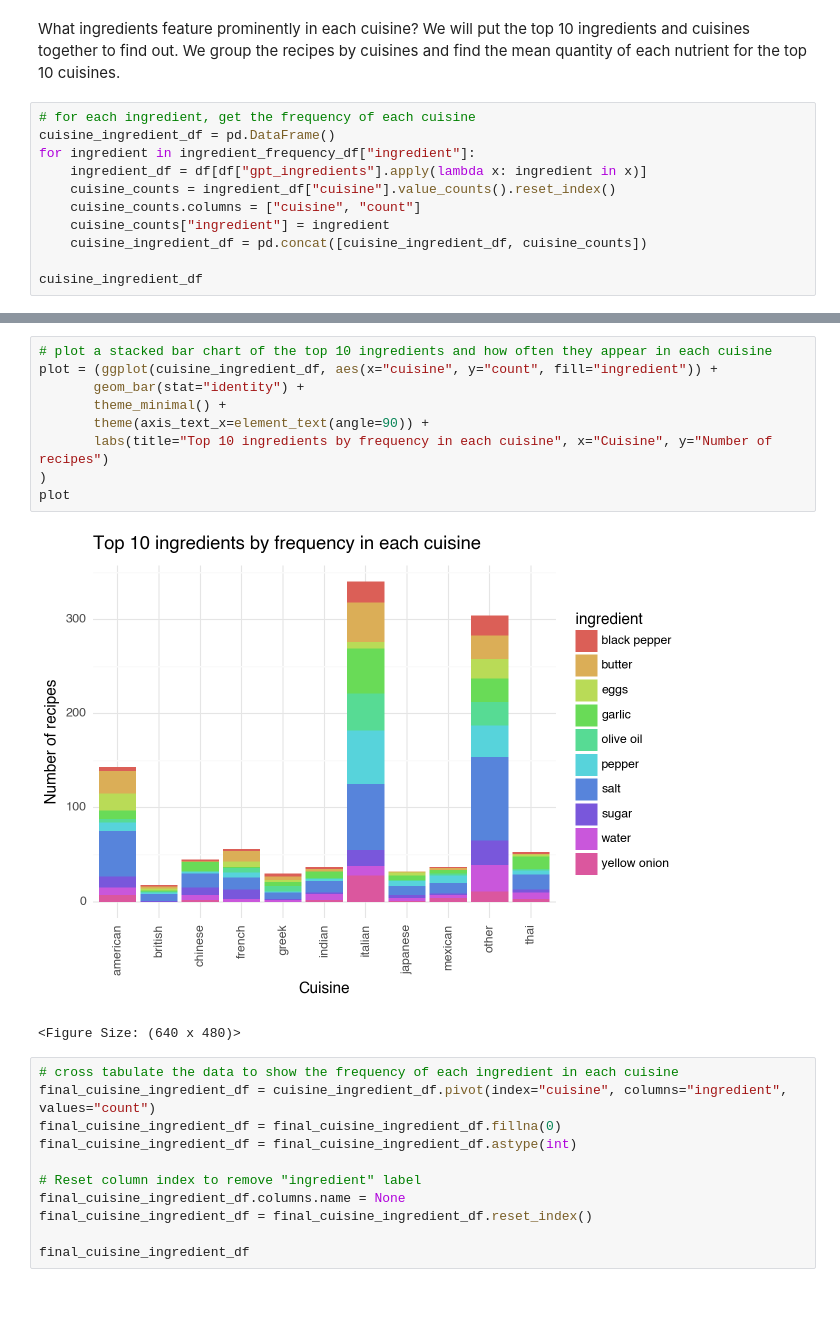
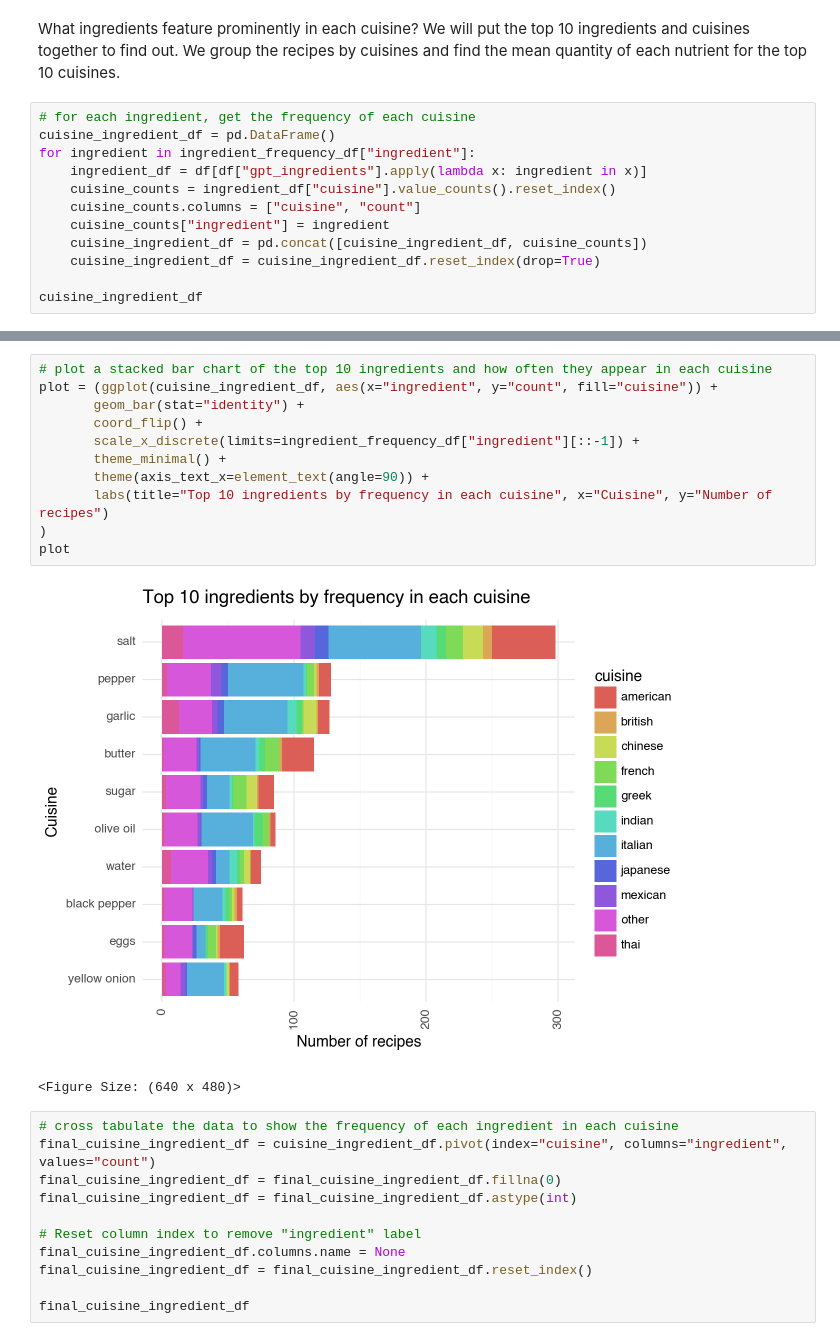
Before and after one commit to lse-ds105/ds105a-project-chadgpt, a Jupyter notebook: notebooks/06 Cuisine Analysis.ipynb, the cells around one changed output, grey strips where cells are left out. Saved outputs shown, nothing was run; the diff lists cells and outputs as text; blank space fills up the shorter version.

```diff
--- a/notebooks/06 Cuisine Analysis.ipynb
+++ b/notebooks/06 Cuisine Analysis.ipynb
@@ -123,6 +123,7 @@ for ingredient in ingredient_frequency_df["ingredient"]:
     cuisine_counts.columns = ["cuisine", "count"]
     cuisine_counts["ingredient"] = ingredient
     cuisine_ingredient_df = pd.concat([cuisine_ingredient_df, cuisine_counts])
+    cuisine_ingredient_df = cuisine_ingredient_df.reset_index(drop=True)
 
 cuisine_ingredient_df
 # %% [output]
@@ -141,15 +142,17 @@ cuisine_ingredient_df
 101 rows × 3 columns
 # %%
 # plot a stacked bar chart of the top 10 ingredients and how often they appear in each cuisine
-plot = (ggplot(cuisine_ingredient_df, aes(x="cuisine", y="count", fill="ingredient")) +
+plot = (ggplot(cuisine_ingredient_df, aes(x="ingredient", y="count", fill="cuisine")) +
        geom_bar(stat="identity") +
+       coord_flip() +
+       scale_x_discrete(limits=ingredient_frequency_df["ingredient"][::-1]) +
        theme_minimal() +
        theme(axis_text_x=element_text(angle=90)) +
        labs(title="Top 10 ingredients by frequency in each cuisine", x="Cuisine", y="Number of recipes")
 )
 plot
 # %% [output]
-[figure, old version]
+[figure, new version]
 <Figure Size: (640 x 480)>
 # %%
 # cross tabulate the data to show the frequency of each ingredient in each cuisine
```
Also changed, not shown: parts of 1 cell of this notebook.
